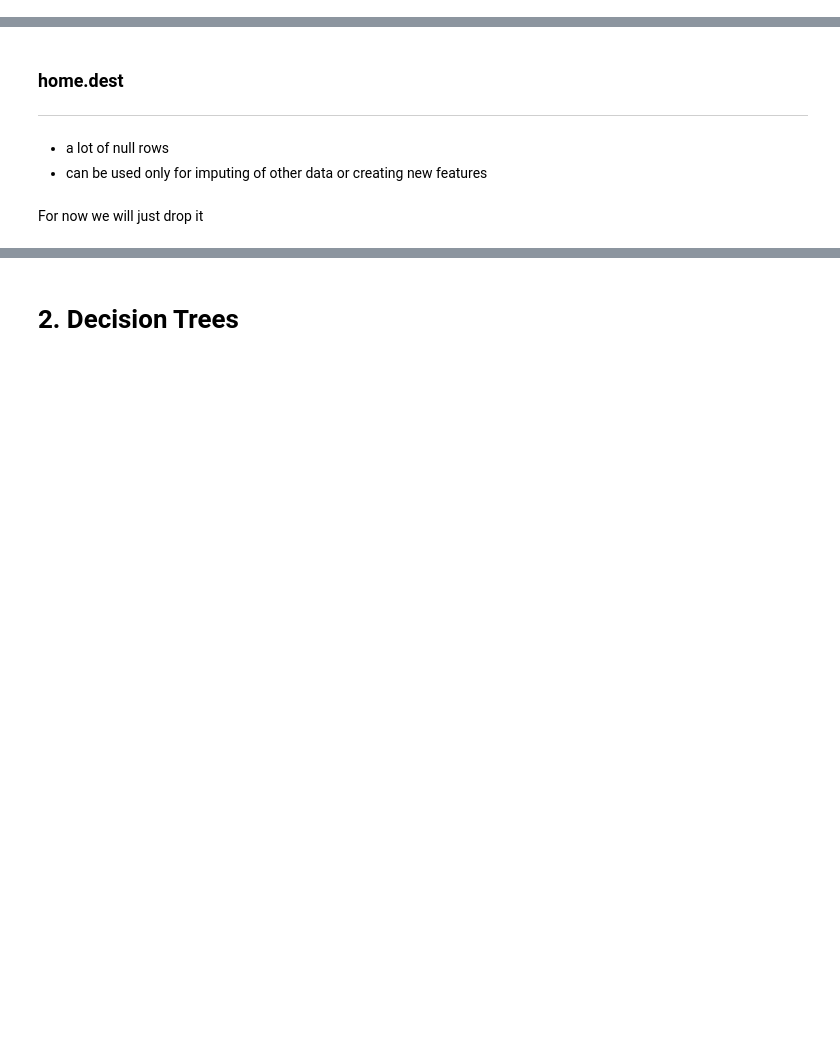
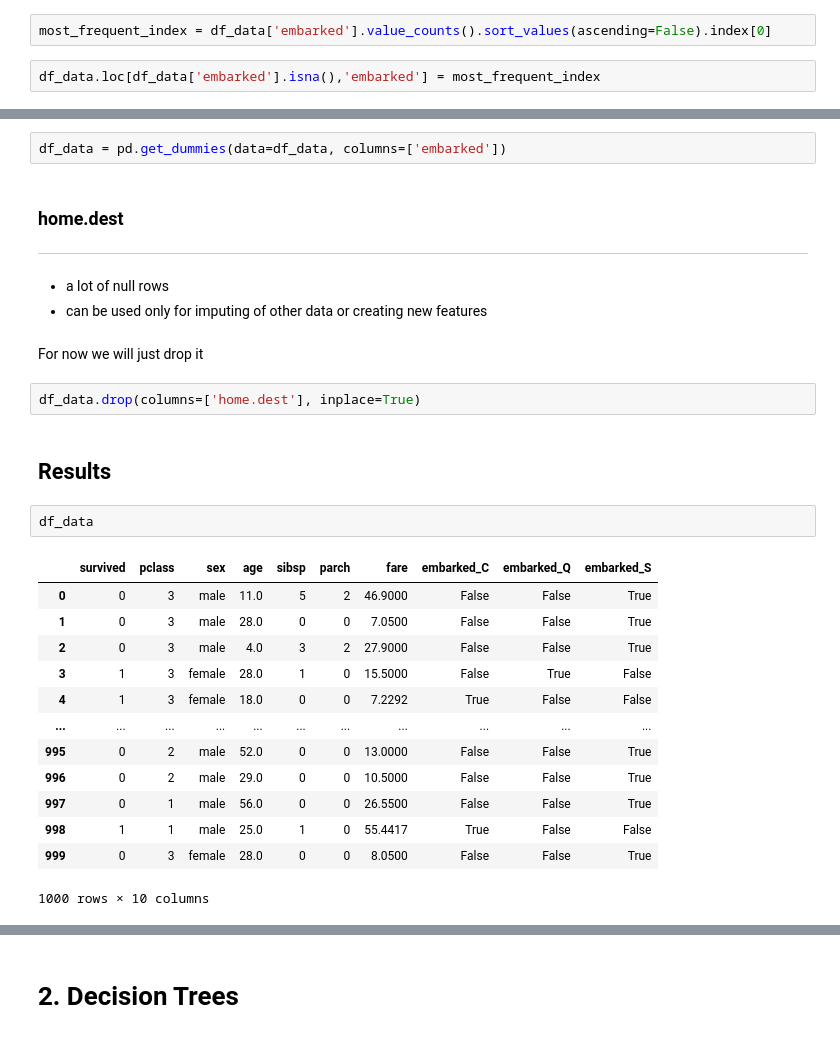
Before and after one commit to nickobard/Machine-Learning-I, a Jupyter notebook: 01/homework_01.ipynb, the cells around one changed output, grey strips where cells are left out. Saved outputs shown, nothing was run; the diff lists cells and outputs as text; blank space fills up the shorter version.

```diff
--- a/01/homework_01.ipynb
+++ b/01/homework_01.ipynb
@@ -699,3 +704,7 @@ array(['S', 'Q', 'C', nan], dtype=object)
 - or use one-hot encoding
 # %% [markdown]
 we will fill it with the most frequent value and use one-hot encoding on this
+# %%
+most_frequent_index = df_data['embarked'].value_counts().sort_values(ascending=False).index[0]
+# %%
+df_data.loc[df_data['embarked'].isna(),'embarked'] = most_frequent_index
@@ -702,3 +715,5 @@ we will fill it with the most frequent value and use one-hot encoding on this
+# %%
+df_data = pd.get_dummies(data=df_data, columns=['embarked'])
 # %% [markdown]
 ### home.dest
 ***
@@ -707,3 +722,23 @@ we will fill it with the most frequent value and use one-hot encoding on this
 - can be used only for imputing of other data or creating new features
 # %% [markdown]
 For now we will just drop it
+# %%
+df_data.drop(columns=['home.dest'], inplace=True)
+# %% [markdown]
+## Results
+# %%
+df_data
+# %% [output]
+|  | survived | pclass | sex | age | sibsp | parch | fare | embarked_C | embarked_Q | embarked_S |
+| 0 | 0 | 3 | male | 11.0 | 5 | 2 | 46.9000 | False | False | True |
+| 1 | 0 | 3 | male | 28.0 | 0 | 0 | 7.0500 | False | False | True |
+| 2 | 0 | 3 | male | 4.0 | 3 | 2 | 27.9000 | False | False | True |
+| 3 | 1 | 3 | female | 28.0 | 1 | 0 | 15.5000 | False | True | False |
+| 4 | 1 | 3 | female | 18.0 | 0 | 0 | 7.2292 | True | False | False |
+| ... | ... | ... | ... | ... | ... | ... | ... | ... | ... | ... |
+| 995 | 0 | 2 | male | 52.0 | 0 | 0 | 13.0000 | False | False | True |
+| 996 | 0 | 2 | male | 29.0 | 0 | 0 | 10.5000 | False | False | True |
+| 997 | 0 | 1 | male | 56.0 | 0 | 0 | 26.5500 | False | False | True |
+| 998 | 1 | 1 | male | 25.0 | 1 | 0 | 55.4417 | True | False | False |
+| 999 | 0 | 3 | female | 28.0 | 0 | 0 | 8.0500 | False | False | True |
+1000 rows × 10 columns
```
Also changed, not shown: parts of 25 cells of this notebook.
